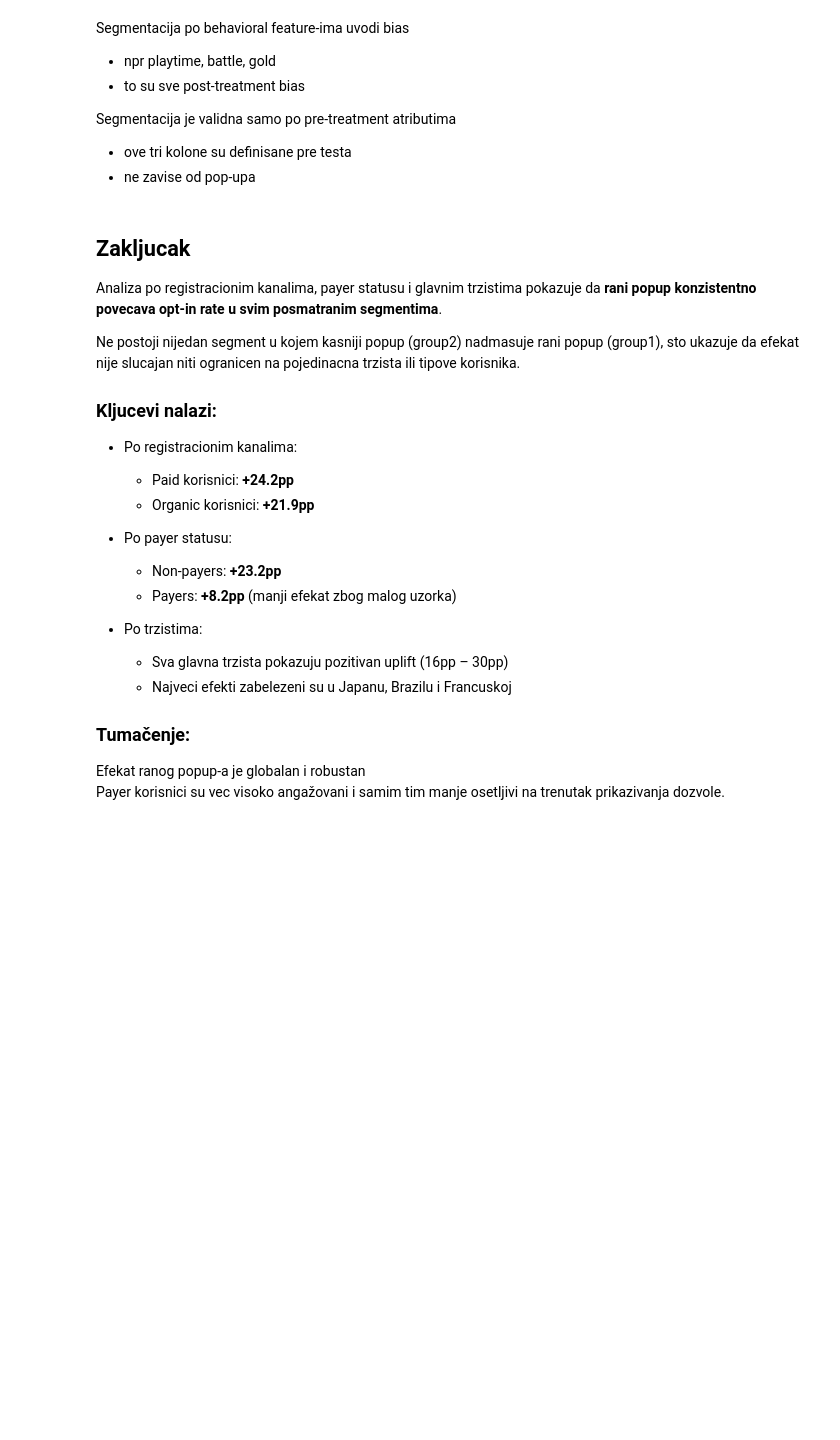
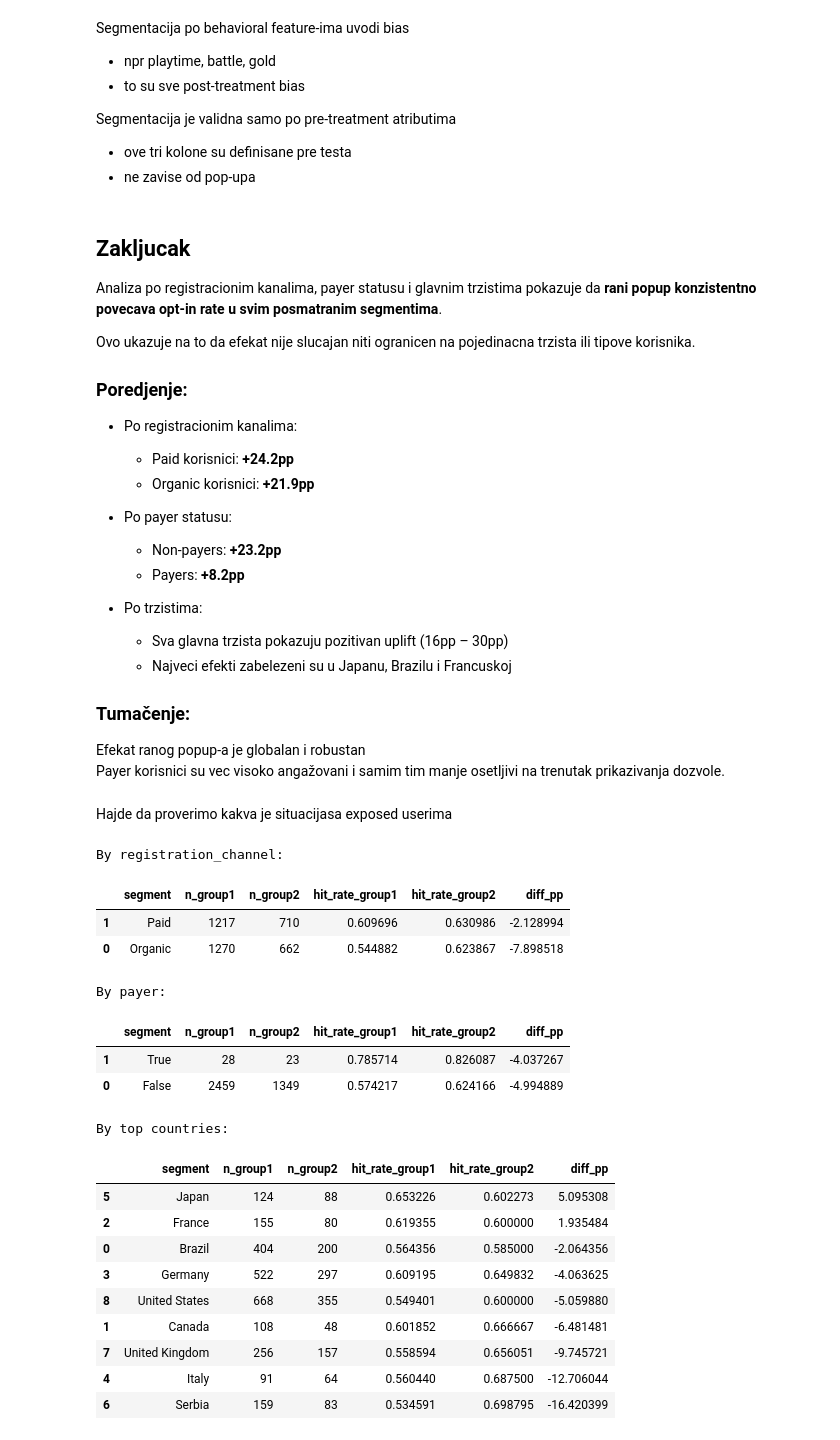
Before and after one commit to dobrosavljevicnenad/nordeus-notification-abtest-retention-ml, a Jupyter notebook: notebooks/01_ab_test_analysis.ipynb, the cells around one changed output. Drawn from its saved outputs; the diff is of its cells as text; code cells hidden in the pictures; blank space fills up the shorter version.

Commit message:
add segment AB analysis for exposed users

```diff
--- a/notebooks/01_ab_test_analysis.ipynb
+++ b/notebooks/01_ab_test_analysis.ipynb
@@ -500,0 +529,18 @@ p-value: 0.5867292894783075
+# %%
+exposed = user_base[user_base["notif_exposed"] == True]
+
+retention_summary = (
+    exposed
+    .groupby("group")
+    .agg(
+        d1_retention=("retained_d1", "mean"),
+        d7_retention=("retained_d7", "mean"),
+        d14_retention=("retained_d14", "mean"),
+        users=("login_id", "count")
+    )
+)
+
+retention_summary_percent = retention_summary.copy()
+retention_summary_percent[["d1_retention", "d7_retention", "d14_retention"]] *= 100
+
+display(retention_summary_percent)
@@ -583,9 +688,9 @@ Segmentacija je validna samo po pre-treatment atributima
 
 Analiza po registracionim kanalima, payer statusu i glavnim trzistima pokazuje da **rani popup konzistentno povecava opt-in rate u svim posmatranim segmentima**.
 
-Ne postoji nijedan segment u kojem kasniji popup (group2) nadmasuje rani popup (group1), sto ukazuje da efekat nije slucajan niti ogranicen na pojedinacna trzista ili tipove korisnika.
+Ovo ukazuje na to da efekat nije slucajan niti ogranicen na pojedinacna trzista ili tipove korisnika.
 
-### Kljucevi nalazi:
+### Poredjenje:
 
 - Po registracionim kanalima:
   - Paid korisnici: **+24.2pp**
@@ -593,7 +698,7 @@ Ne postoji nijedan segment u kojem kasniji popup (group2) nadmasuje rani popup (
 
 - Po payer statusu:
   - Non-payers: **+23.2pp**
-  - Payers: **+8.2pp** (manji efekat zbog malog uzorka)
+  - Payers: **+8.2pp**
 
 - Po trzistima:
   - Sva glavna trzista pokazuju pozitivan uplift (16pp – 30pp)
@@ -607,0 +711,54 @@ user_base.to_csv("../data/processed/user_base.csv", index=False)
+# %% [markdown]
+Hajde da proverimo kakva je situacijasa exposed userima
+# %%
+def segment_ab_table(df, segment_col):
+    out = []
+    for seg, sub in df.groupby(segment_col):
+        g = sub.groupby("group")["allowed"].agg(["count","mean","sum"])
+
+        p1 = g.loc["group1_even","mean"]
+        p2 = g.loc["group2_odd","mean"]
+        n1 = g.loc["group1_even","count"]
+        n2 = g.loc["group2_odd","count"]
+
+        out.append({
+            "segment": seg,
+            "n_group1": n1,
+            "n_group2": n2,
+            "hit_rate_group1": p1,
+            "hit_rate_group2": p2,
+            "diff_pp": (p1 - p2)*100
+        })
+
+    return pd.DataFrame(out).sort_values("diff_pp", ascending=False)
+
+print("By registration_channel:")
+display(segment_ab_table(exposed, "registration_channel"))
+
+print("\nBy payer:")
+display(segment_ab_table(exposed, "payer"))
+
+top_countries = exposed["registration_country"].value_counts().head(10).index
+by_country = segment_ab_table(exposed[exposed["registration_country"].isin(top_countries)], "registration_country")
+print("\nBy top countries:")
+display(by_country)
+# %% [output]
+By registration_channel:
+|  | segment | n_group1 | n_group2 | hit_rate_group1 | hit_rate_group2 | diff_pp |
+| 1 | Paid | 1217 | 710 | 0.609696 | 0.630986 | -2.128994 |
+| 0 | Organic | 1270 | 662 | 0.544882 | 0.623867 | -7.898518 |
+By payer:
+|  | segment | n_group1 | n_group2 | hit_rate_group1 | hit_rate_group2 | diff_pp |
+| 1 | True | 28 | 23 | 0.785714 | 0.826087 | -4.037267 |
+| 0 | False | 2459 | 1349 | 0.574217 | 0.624166 | -4.994889 |
+By top countries:
+|  | segment | n_group1 | n_group2 | hit_rate_group1 | hit_rate_group2 | diff_pp |
+| 5 | Japan | 124 | 88 | 0.653226 | 0.602273 | 5.095308 |
+| 2 | France | 155 | 80 | 0.619355 | 0.600000 | 1.935484 |
+| 0 | Brazil | 404 | 200 | 0.564356 | 0.585000 | -2.064356 |
+| 3 | Germany | 522 | 297 | 0.609195 | 0.649832 | -4.063625 |
+| 8 | United States | 668 | 355 | 0.549401 | 0.600000 | -5.059880 |
+| 1 | Canada | 108 | 48 | 0.601852 | 0.666667 | -6.481481 |
+| 7 | United Kingdom | 256 | 157 | 0.558594 | 0.656051 | -9.745721 |
+| 4 | Italy | 91 | 64 | 0.560440 | 0.687500 | -12.706044 |
+| 6 | Serbia | 159 | 83 | 0.534591 | 0.698795 | -16.420399 |
```
Also changed, not shown: parts of 25 cells of this notebook.
